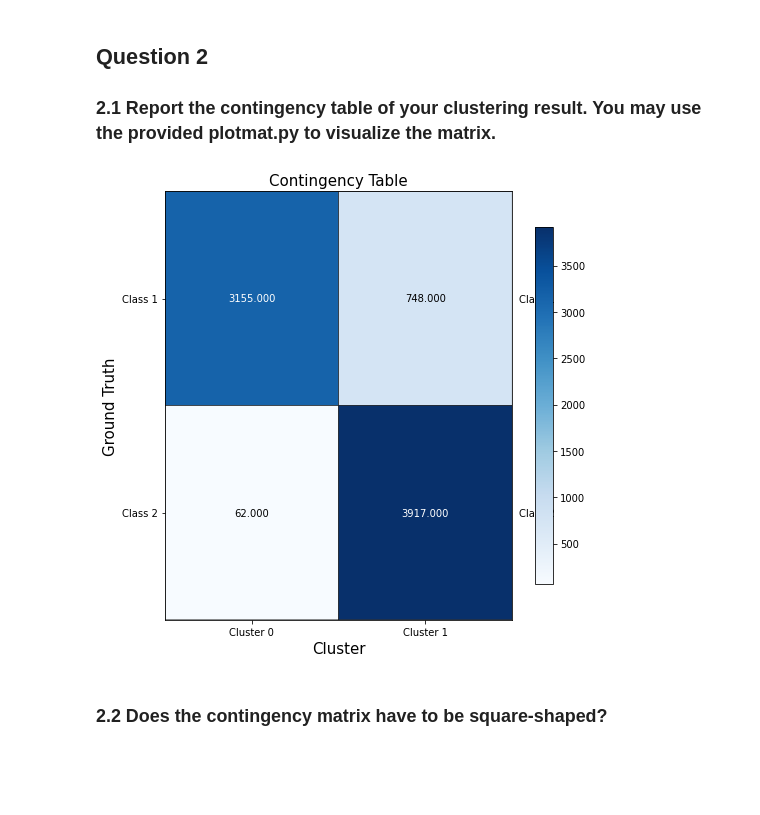
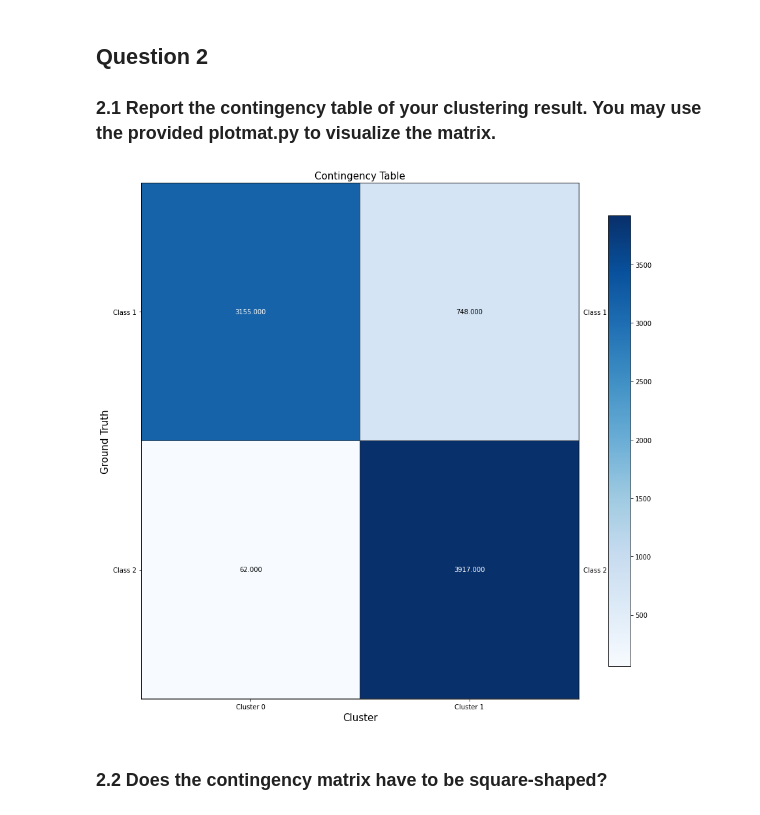
Before and after one commit to shairaalam19/ece219-winter2024, a Jupyter notebook: Project 2/Project2.ipynb, the cells around one changed output. Saved outputs shown, nothing was run; the diff lists cells and outputs as text; code cells hidden in the pictures; blank space fills up the shorter version.

```diff
--- a/Project 2/Project2.ipynb
+++ b/Project 2/Project2.ipynb
@@ -63,20 +63,20 @@ Dimensions of the TD-IDF matrix:  (7882, 23522)
 # %%
 # K-means clustering with k = 2 using the TF-IDF data
 k = 2
 km = KMeans(n_clusters=k, random_state=0, max_iter=1000, n_init=30)
 clusters = km.fit_predict(X_train_tfidf)
 
 # Ground truth labels
 ground_truth = [int(i/4) for i in newsgroups_data.target]
 
 mat = contingency_matrix(ground_truth, clusters)
 
 # Visualizing the matrix using plotmat.py
 xlabels = ['Cluster 0', 'Cluster 1']
 ylabels = ['Class 1', 'Class 2']
-plotmat.plot_mat(mat, xticklabels=xlabels, yticklabels=ylabels, xlabel='Cluster', ylabel='Ground Truth', size=(7,7), title="Contingency Table")
+plotmat.plot_mat(mat, xticklabels=xlabels, yticklabels=ylabels, xlabel='Cluster', ylabel='Ground Truth', size=(12,12), title="Contingency Table")
 # %% [output]
-[figure, old version]
+[figure, new version]
 # %% [markdown]
 ### 2.2 Does the contingency matrix have to be square-shaped?
 # %% [markdown]
```
Also changed, not shown: parts of 7 cells of this notebook.
